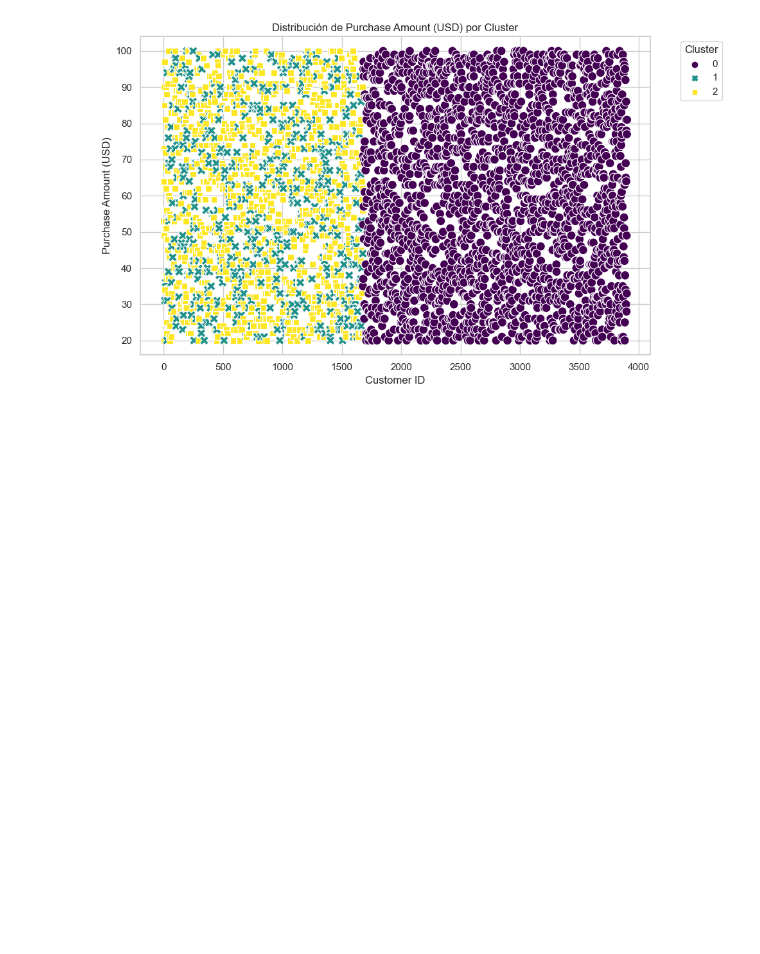
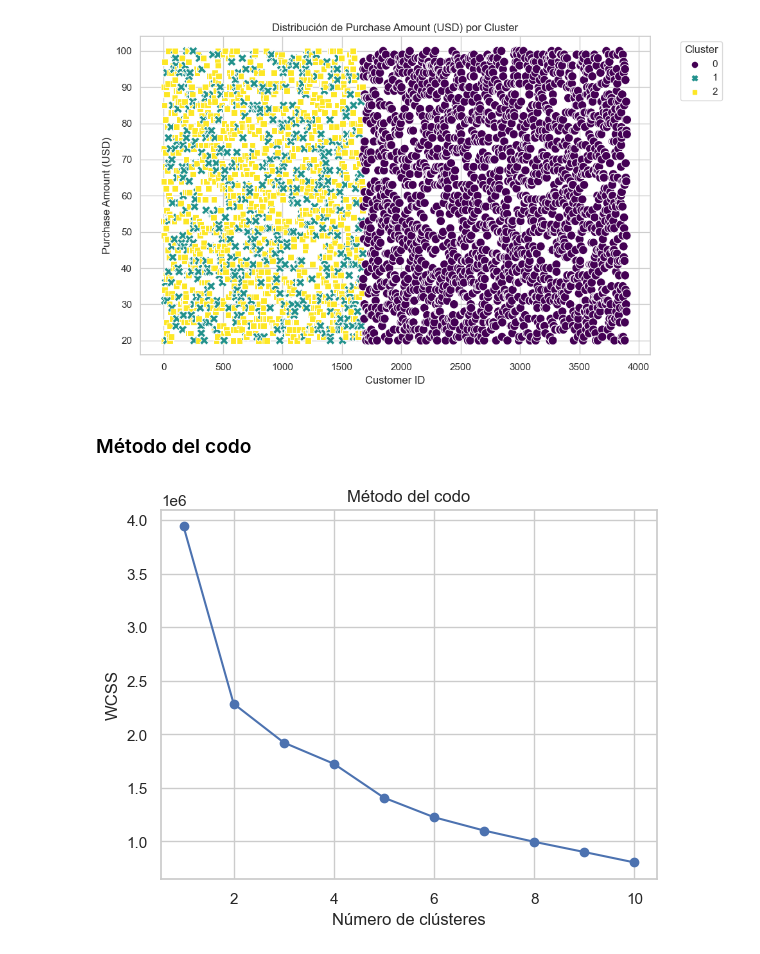
Before and after one commit to Aq202/ht4_mineria_uvg, a Jupyter notebook: ht4_pablo.ipynb, the cells around one changed output. Drawn from its saved outputs; the diff is of its cells as text; code cells hidden in the pictures; blank space fills up the shorter version.

```diff
--- a/ht4_pablo.ipynb
+++ b/ht4_pablo.ipynb
@@ -424,3 +431,20 @@ plt.tight_layout()
 plt.show()
 # %% [output]
 [figure]
+# %% [markdown]
+### Método del codo
+# %%
+inertia = []
+for k in range(1, 11):
+    kmeans = KMeans(n_clusters=k, random_state=0)
+    kmeans.fit(x)
+    inertia.append(kmeans.inertia_)
+
+# Graficar el método del codo
+plt.plot(range(1, 11), inertia, marker='o')
+plt.title('Método del codo')
+plt.xlabel('Número de clústeres')
+plt.ylabel('WCSS')
+plt.show()
+# %% [output]
+[figure, added]
```
Also changed, not shown: parts of 18 cells of this notebook.
